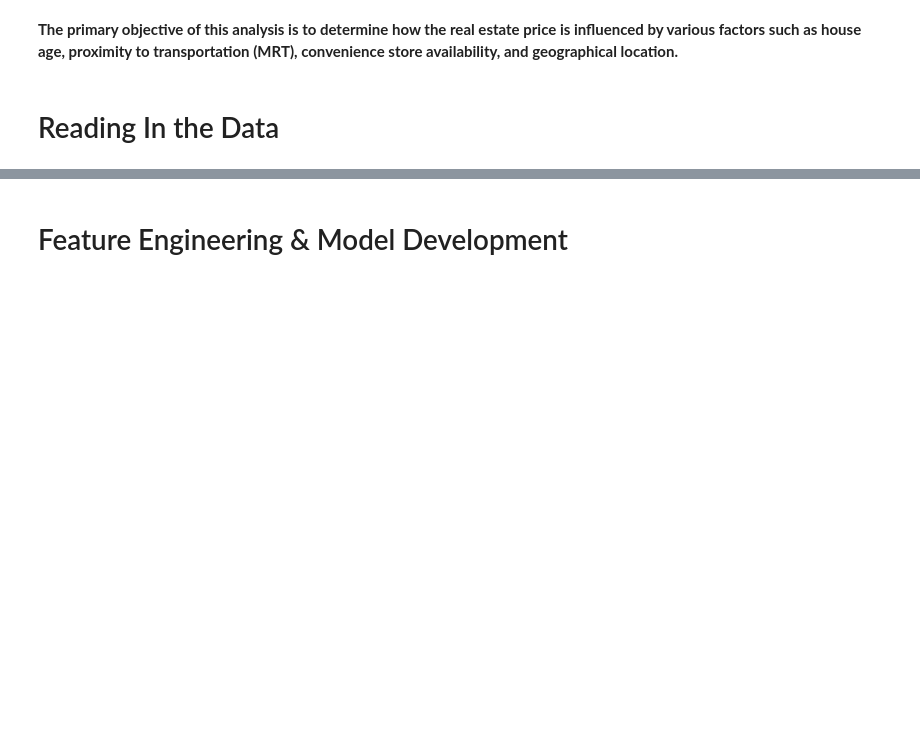
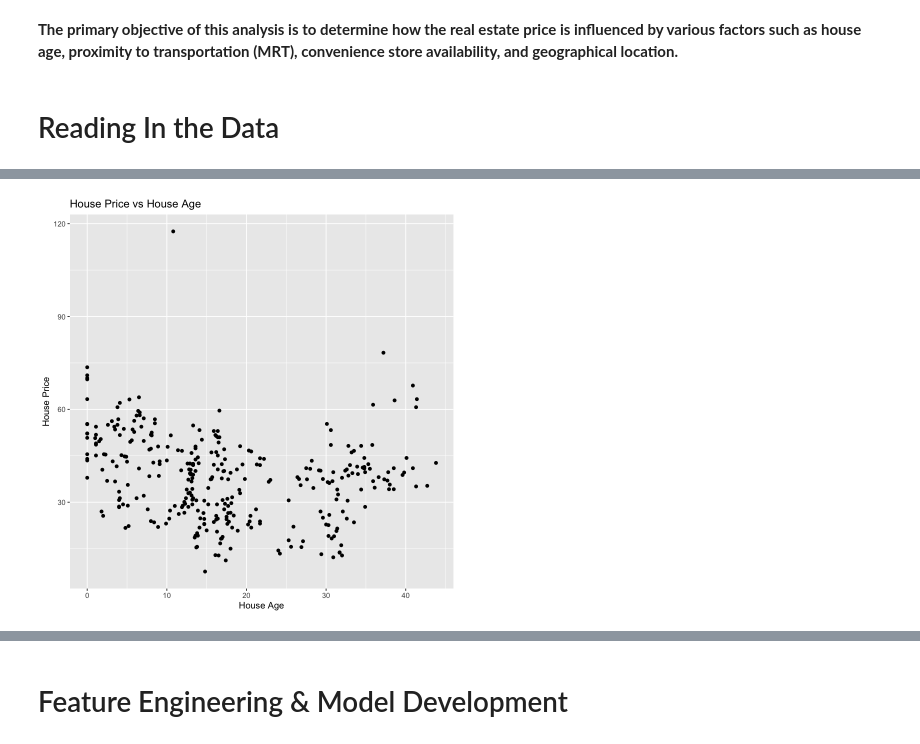
Before and after one commit to calvingdu/stat306-c3-project, a Jupyter notebook: project.ipynb, the cells around one changed output, grey strips where cells are left out. Saved outputs shown, nothing was run; the diff lists cells and outputs as text; code cells hidden in the pictures; blank space fills up the shorter version.

```diff
--- a/project.ipynb
+++ b/project.ipynb
@@ -40,0 +134,9 @@ A tibble: 6 × 8
+# %%
+df_train %>%
+    ggplot(aes(x = x2_house_age, y = y_house_price_of_unit_area)) +
+        geom_point() +
+        xlab("House Age") +
+        ylab("House Price") +
+        ggtitle("House Price vs House Age")
+# %% [output]
+[figure, added]
```
Also changed, not shown: parts of 25 cells of this notebook.
